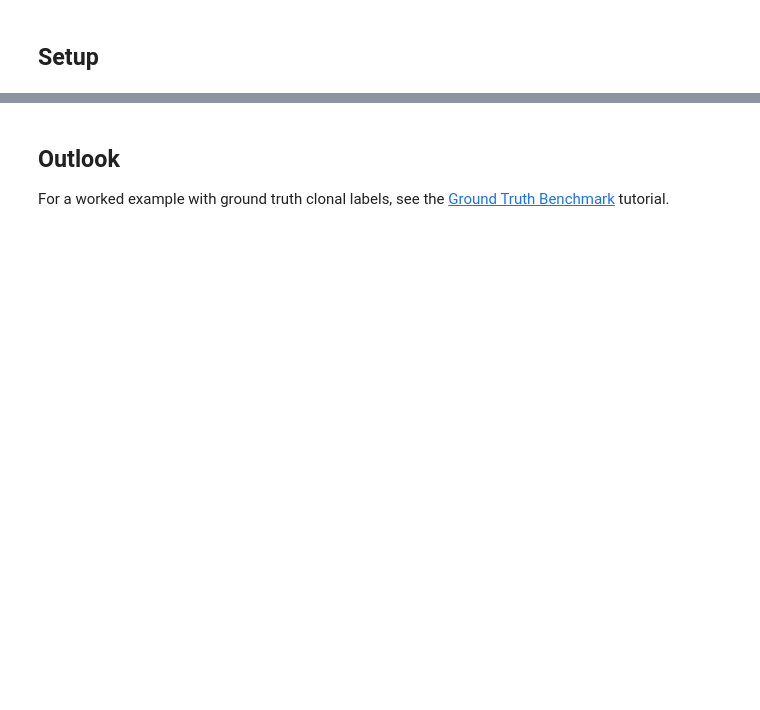
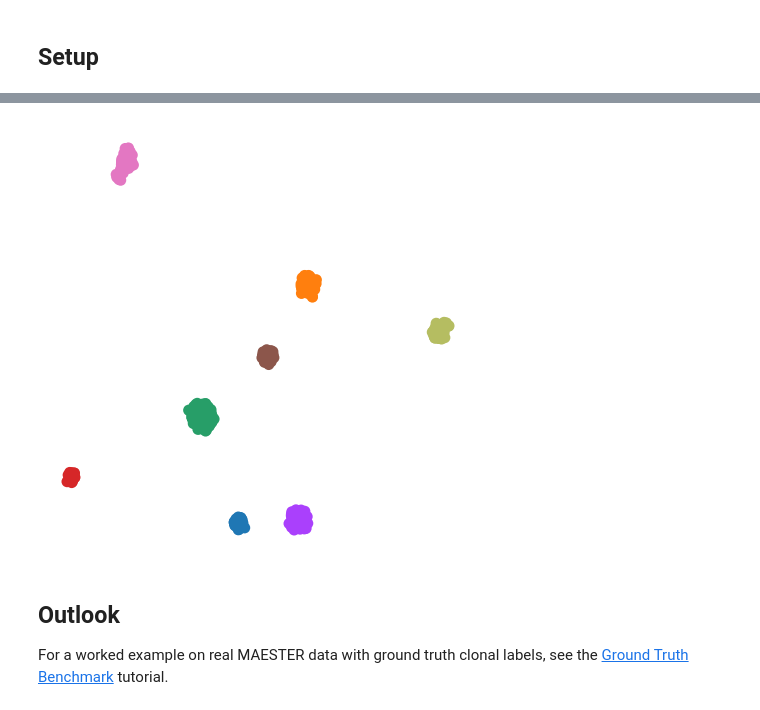
Before and after one commit to andrecossa5/MiTo, a Jupyter notebook: docs/source/getting_started.ipynb, the cells around one changed output, grey strips where cells are left out. Drawn from its saved outputs; the diff is of its cells as text; code cells hidden in the pictures; blank space fills up the shorter version.

```diff
--- a/docs/source/getting_started.ipynb
+++ b/docs/source/getting_started.ipynb
@@ -33,0 +200,8 @@ mt.__version__
+# %%
+mt.pp.reduce_dimensions(afm, method='UMAP')
+
+fig, ax = plt.subplots(figsize=(4.5, 4.5))
+mt.pl.draw_embedding(afm, feature='MiTo_clone', legend=True, ax=ax)
+fig.tight_layout()
+plt.show()
+# %% [output]
@@ -34,5 +211,6 @@ mt.__version__
+[figure, added]
 # %% [markdown]
 ## Outlook
 
-For a worked example with ground truth clonal labels, see the
+For a worked example on real MAESTER data with ground truth clonal labels, see the
 [Ground Truth Benchmark](benchmark.ipynb) tutorial.
```
Also changed, not shown: parts of 27 cells of this notebook, 7 other files.
